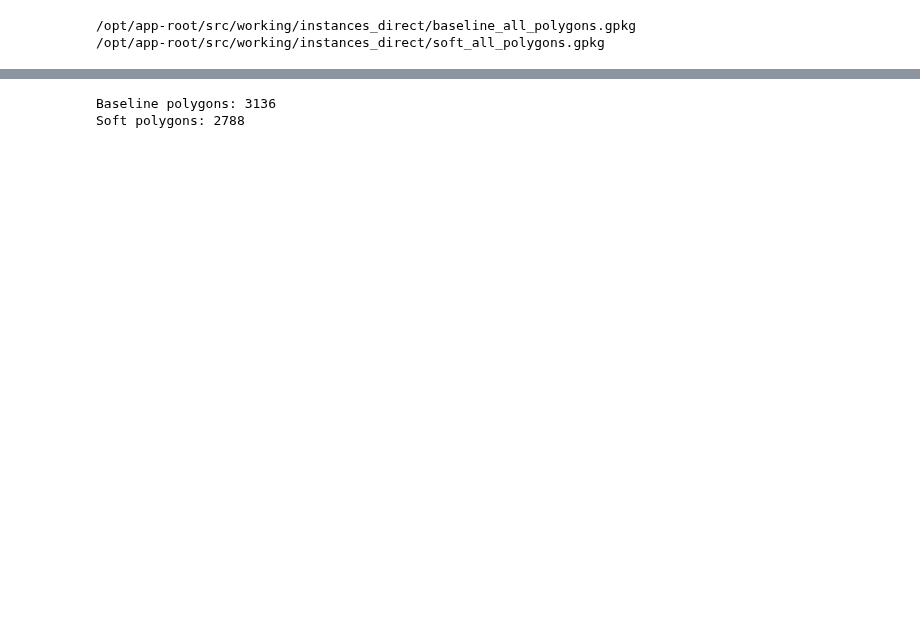
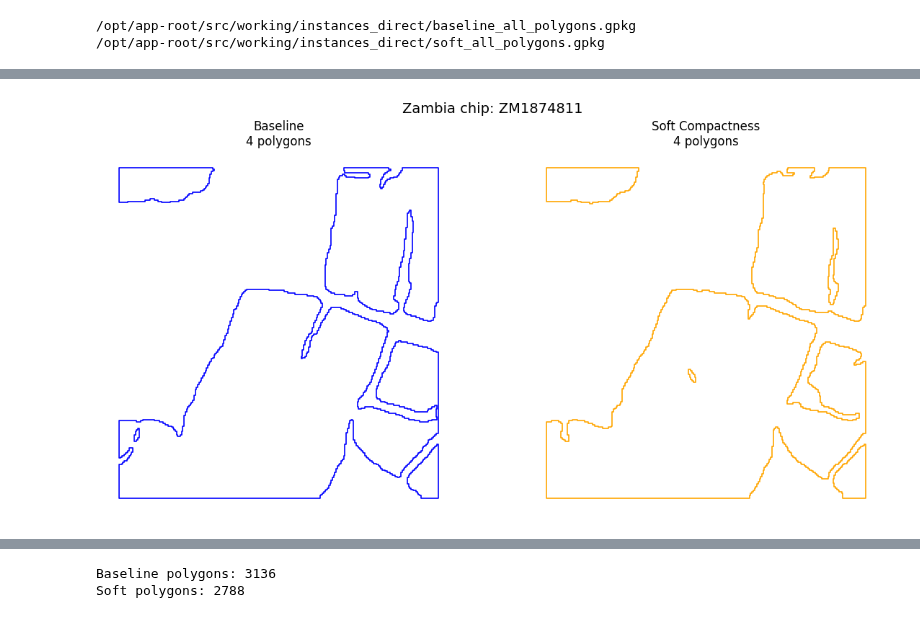
Before and after one commit to Gregory-Essuman/ftw-mappingafrica-integration, a Jupyter notebook: notebooks/compare_predictions.ipynb, the cells around one changed output, grey strips where cells are left out. Saved outputs shown, nothing was run; the diff lists cells and outputs as text; code cells hidden in the pictures; blank space fills up the shorter version.

```diff
--- a/notebooks/compare_predictions.ipynb
+++ b/notebooks/compare_predictions.ipynb
@@ -202,0 +271,81 @@ print(SOFT_COMBINED)
+# %%
+from pathlib import Path
+import random
+import geopandas as gpd
+import matplotlib.pyplot as plt
+
+BASELINE_GPKG = Path("/opt/app-root/src/working/instances_direct/baseline_all_polygons.gpkg")
+SOFT_GPKG = Path("/opt/app-root/src/working/instances_direct/soft_all_polygons.gpkg")
+
+OUT_DIR = Path("/opt/app-root/src/working/instances_direct/comparison_plots_polygons")
+OUT_DIR.mkdir(parents=True, exist_ok=True)
+
+N = 8
+# random.seed(42)
+
+# Load data
+baseline_gdf = gpd.read_file(BASELINE_GPKG)
+soft_gdf = gpd.read_file(SOFT_GPKG)
+
+print("Baseline polygons:", len(baseline_gdf))
+print("Soft polygons:", len(soft_gdf))
+
+# --------------------------------------------------
+# Correct grouping key
+# --------------------------------------------------
+key_col = "chip_id"
+
+baseline_ids = set(baseline_gdf[key_col].unique())
+soft_ids = set(soft_gdf[key_col].unique())
+
+common_ids = sorted(baseline_ids & soft_ids)
+
+print("Common chips:", len(common_ids))
+
+if len(common_ids) == 0:
+    raise ValueError("No matching polygon groups found.")
+
+sample_ids = random.sample(common_ids, min(N, len(common_ids)))
+
+print("Selected chips:")
+for chip_id in sample_ids:
+    print(chip_id)
+
+# --------------------------------------------------
+# Plot
+# --------------------------------------------------
+for chip_id in sample_ids:
+    base_chip = baseline_gdf[baseline_gdf[key_col] == chip_id]
+    soft_chip = soft_gdf[soft_gdf[key_col] == chip_id]
+
+    fig, axes = plt.subplots(1, 2, figsize=(12, 6))
+
+    base_chip.plot(
+        ax=axes[0],
+        edgecolor="blue",
+        facecolor="none",
+        linewidth=1.2
+    )
+    axes[0].set_title(f"Baseline\n{len(base_chip)} polygons")
+
+    soft_chip.plot(
+        ax=axes[1],
+        edgecolor="orange",
+        facecolor="none",
+        linewidth=1.2
+    )
+    axes[1].set_title(f"Soft Compactness\n{len(soft_chip)} polygons")
+
+    for ax in axes:
+        ax.set_axis_off()
+
+    fig.suptitle(f"Zambia chip: {chip_id}", fontsize=14)
+    plt.tight_layout()
+
+    out_path = OUT_DIR / f"{chip_id}_polygons_comparison.png"
+    plt.savefig(out_path, dpi=200, bbox_inches="tight")
+    plt.show()
+    plt.close(fig)
+
+print(f"Saved {len(sample_ids)} polygon comparison plots to: {OUT_DIR}")
+# %% [output]
@@ -202,0 +364 @@ print(SOFT_COMBINED)
+[figure, added]
```
Also changed, not shown: parts of 12 cells of this notebook.
